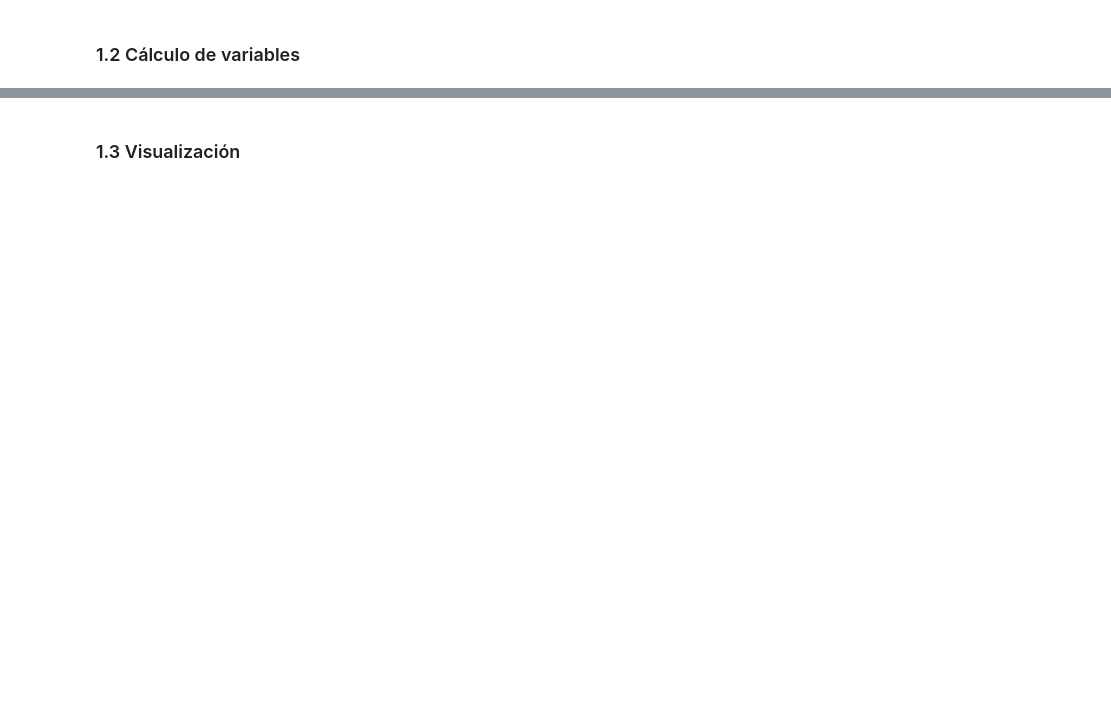
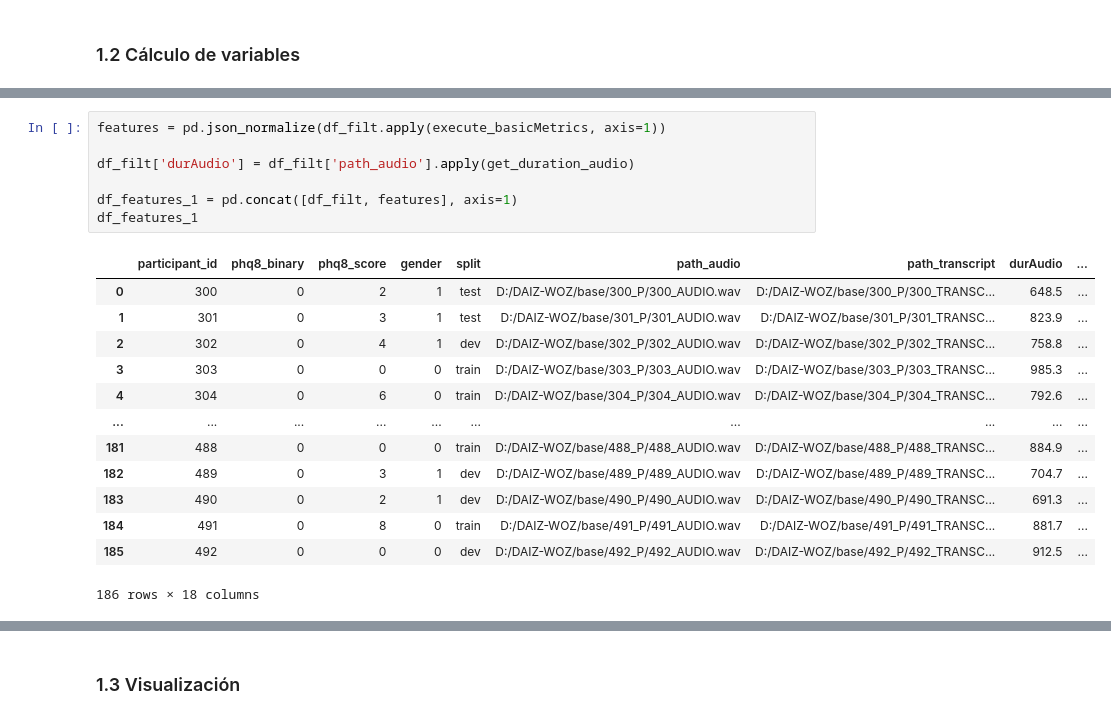
Before and after one commit to lazurridom/UNIR_IA_TFE, a Jupyter notebook: dev/1.Carga_EDA_muestra.ipynb, the cells around one changed output, grey strips where cells are left out. Cells and saved outputs as stored; diff of their text form; blank space fills up the shorter version.

```diff
--- a/dev/1.Carga_EDA_muestra.ipynb
+++ b/dev/1.Carga_EDA_muestra.ipynb
@@ -351,0 +360,21 @@ See the caveats in the documentation: https://pandas.pydata.org/pandas-docs/stab
+# %%
+features = pd.json_normalize(df_filt.apply(execute_basicMetrics, axis=1))
+
+df_filt['durAudio'] = df_filt['path_audio'].apply(get_duration_audio)
+
+df_features_1 = pd.concat([df_filt, features], axis=1)
+df_features_1
+# %% [output]
+|  | participant_id | phq8_binary | phq8_score | gender | split | path_audio | path_transcript | durAudio | ... |
+| 0 | 300 | 0 | 2 | 1 | test | D:/DAIZ-WOZ/base/300_P/300_AUDIO.wav | D:/DAIZ-WOZ/base/300_P/300_TRANSC... | 648.5 | ... |
+| 1 | 301 | 0 | 3 | 1 | test | D:/DAIZ-WOZ/base/301_P/301_AUDIO.wav | D:/DAIZ-WOZ/base/301_P/301_TRANSC... | 823.9 | ... |
+| 2 | 302 | 0 | 4 | 1 | dev | D:/DAIZ-WOZ/base/302_P/302_AUDIO.wav | D:/DAIZ-WOZ/base/302_P/302_TRANSC... | 758.8 | ... |
+| 3 | 303 | 0 | 0 | 0 | train | D:/DAIZ-WOZ/base/303_P/303_AUDIO.wav | D:/DAIZ-WOZ/base/303_P/303_TRANSC... | 985.3 | ... |
+| 4 | 304 | 0 | 6 | 0 | train | D:/DAIZ-WOZ/base/304_P/304_AUDIO.wav | D:/DAIZ-WOZ/base/304_P/304_TRANSC... | 792.6 | ... |
+| ... | ... | ... | ... | ... | ... | ... | ... | ... | ... |
+| 181 | 488 | 0 | 0 | 0 | train | D:/DAIZ-WOZ/base/488_P/488_AUDIO.wav | D:/DAIZ-WOZ/base/488_P/488_TRANSC... | 884.9 | ... |
+| 182 | 489 | 0 | 3 | 1 | dev | D:/DAIZ-WOZ/base/489_P/489_AUDIO.wav | D:/DAIZ-WOZ/base/489_P/489_TRANSC... | 704.7 | ... |
+| 183 | 490 | 0 | 2 | 1 | dev | D:/DAIZ-WOZ/base/490_P/490_AUDIO.wav | D:/DAIZ-WOZ/base/490_P/490_TRANSC... | 691.3 | ... |
+| 184 | 491 | 0 | 8 | 0 | train | D:/DAIZ-WOZ/base/491_P/491_AUDIO.wav | D:/DAIZ-WOZ/base/491_P/491_TRANSC... | 881.7 | ... |
+| 185 | 492 | 0 | 0 | 0 | dev | D:/DAIZ-WOZ/base/492_P/492_AUDIO.wav | D:/DAIZ-WOZ/base/492_P/492_TRANSC... | 912.5 | ... |
+186 rows × 18 columns
```
Also changed, not shown: parts of 20 cells of this notebook.
